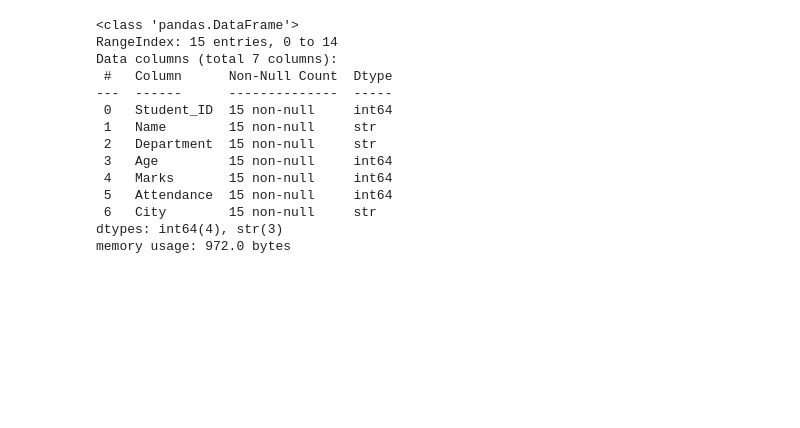
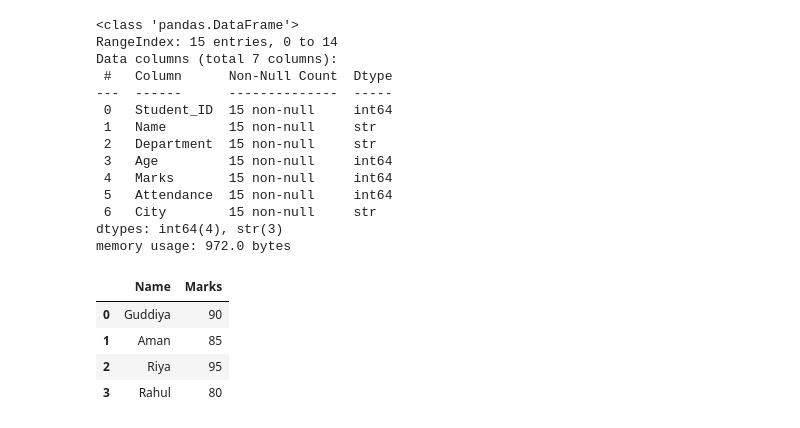
Before and after one commit to guddiyasingh/python-main, a Jupyter notebook: Data_Analysis/DV_Matplotllib.ipynb, the cells around one changed output. Saved outputs shown, nothing was run; the diff lists cells and outputs as text; code cells hidden in the pictures; blank space fills up the shorter version.

```diff
--- a/Data_Analysis/DV_Matplotllib.ipynb
+++ b/Data_Analysis/DV_Matplotllib.ipynb
@@ -272,3 +275,10 @@ dtypes: int64(4), str(3)
 memory usage: 972.0 bytes
 # %%
 ## Plot name by marks
+df[["Name","Marks"]]
+# %% [output]
+|  | Name | Marks |
+| 0 | Guddiya | 90 |
+| 1 | Aman | 85 |
+| 2 | Riya | 95 |
+| 3 | Rahul | 80 |
```
Also changed, not shown: parts of 1 cell of this notebook, 2 other files.
